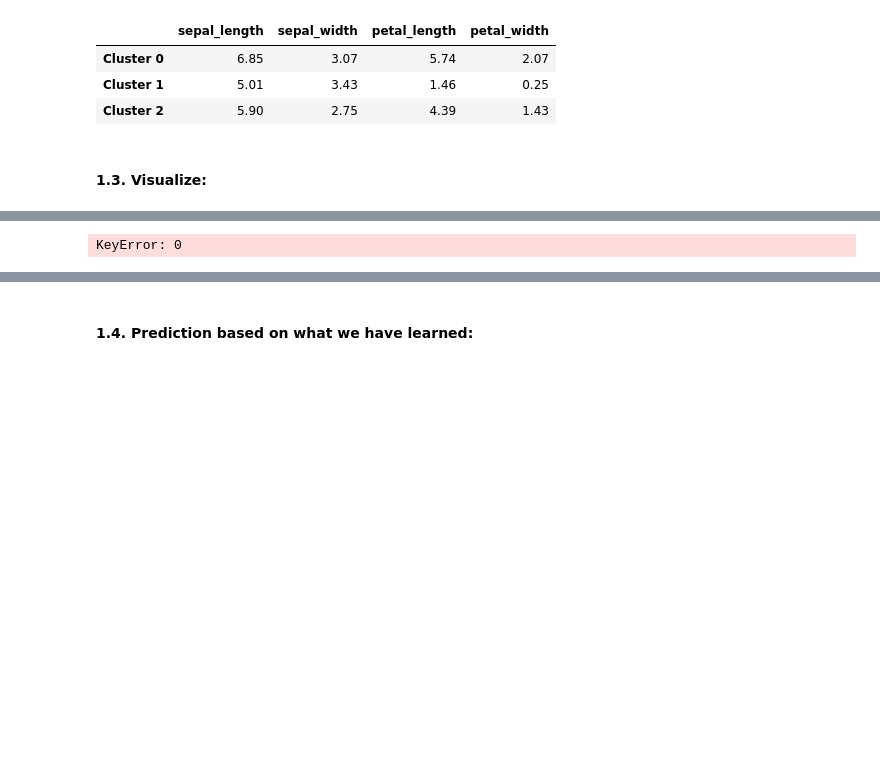
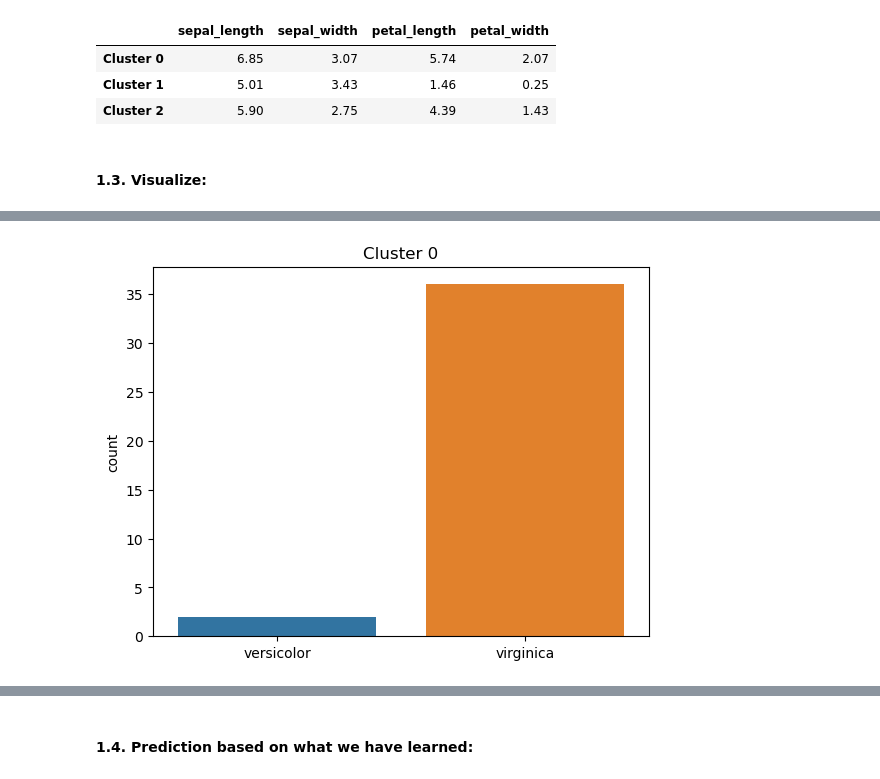
Before and after one commit to net4troll/DS-GMC-WS, a Jupyter notebook: Unsupervised ML/K-Means clustering Iris.ipynb, the cells around one changed output, grey strips where cells are left out. Drawn from its saved outputs; the diff is of its cells as text; code cells hidden in the pictures; blank space fills up the shorter version.

```diff
--- a/Unsupervised ML/K-Means clustering Iris.ipynb
+++ b/Unsupervised ML/K-Means clustering Iris.ipynb
@@ -71,8 +106,8 @@ np.round(pd.DataFrame(kmeans.cluster_centers_,columns=header_X,index=['Cluster 0
 # %%
 # Visualize the labeling content of the cluster 0.
-sns.countplot(case0).set_title('Cluster 0')
+sns.countplot(x = case0.values, data=case0).set_title('Cluster 0')
 plt.show()
 # %% [output]
-KeyError: 0
+[figure, added]
 # %%
 # Visualize the labeling content of the cluster 1.
```
Also changed, not shown: parts of 9 cells of this notebook.
